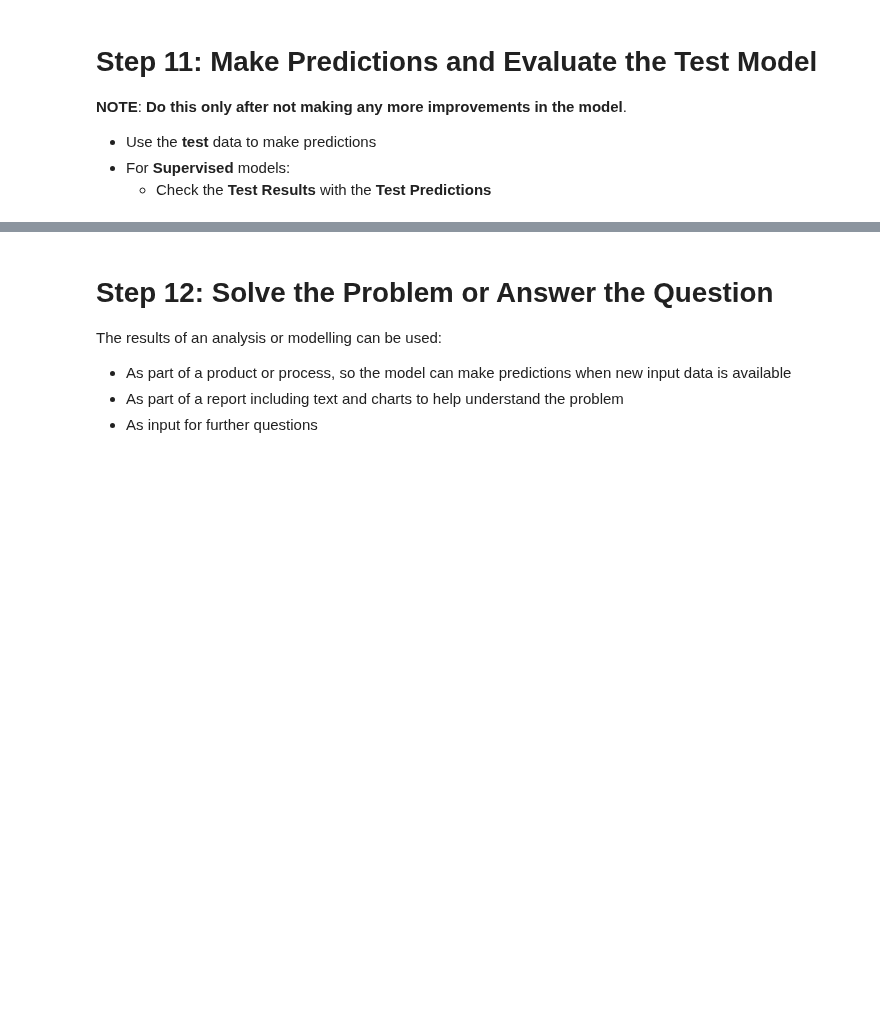
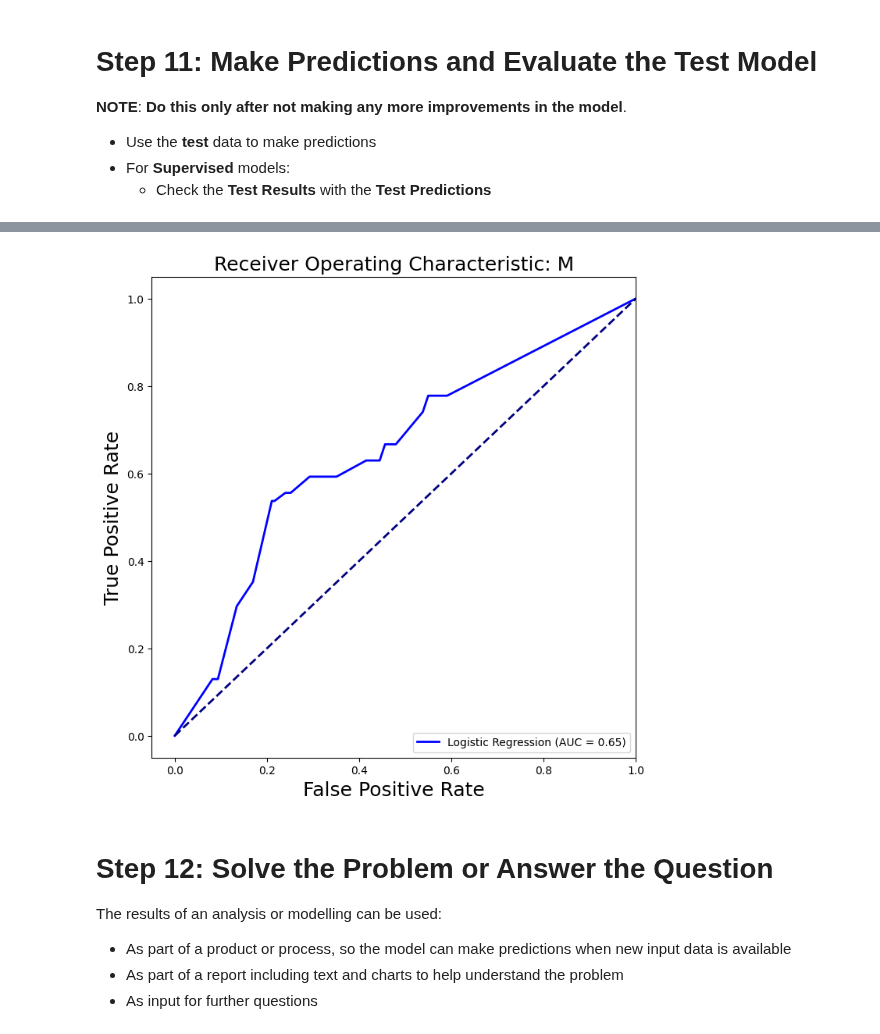
Before and after one commit to LouisMcArdell/IOD-Work, a Jupyter notebook: Labs/Module 7/IOD_Lab-7_1_1 - Decision Trees.ipynb, the cells around one changed output, grey strips where cells are left out. Cells and saved outputs as stored; diff of their text form; code cells hidden in the pictures; blank space fills up the shorter version.

```diff
--- a/Labs/Module 7/IOD_Lab-7_1_1 - Decision Trees.ipynb
+++ b/Labs/Module 7/IOD_Lab-7_1_1 - Decision Trees.ipynb
@@ -191,3 +218,12 @@ whether he/she donated blood in March 2007
 0    570
 1    178
 Name: count, dtype: int64
+# %%
+from sklearn.model_selection import train_test_split
+from imblearn.over_sampling import SMOTE
+
+X_train, X_test, y_train, y_test = train_test_split(X_scaled, y, test_size=0.3, random_state=42, stratify=y)
+
+# Apply SMOTE only on the training data
+sm = SMOTE(random_state=42)
+X_train_res, y_train_res = sm.fit_resample(X_train, y_train)
@@ -217,3 +342,29 @@ Consider the parameters and hyper-parameters of each model at each (re)run and a
+# %%
+from sklearn.metrics import roc_curve, auc
+
+y_scores = best_clf.predict_proba(X_test)[:, 1]
+
+
+# Compute ROC curve and ROC area for each class
+fpr, tpr, _ = roc_curve(y_test, y_scores)
+roc_auc = auc(fpr, tpr)
+
+#plot
+plt.figure(figsize=[8,8])
+
+plt.plot(fpr, tpr, color='blue', lw=2, label='Logistic Regression (AUC = %0.2f)' % roc_auc)
+
+plt.plot([0, 1], [0, 1], color='navy', lw=2, linestyle='--') # Plot the random guess line
+
+plt.xlim([-0.05, 1.0])
+plt.ylim([-0.05, 1.05])
+plt.xlabel('False Positive Rate', fontsize=18)
+plt.ylabel('True Positive Rate', fontsize=18)
+plt.title('Receiver Operating Characteristic: M', fontsize=18)
+plt.legend(loc="lower right")
+plt.show()
+# %% [output]
+[figure, added]
 # %% [markdown]
 # Step 12: Solve the Problem or Answer the Question
 The results of an analysis or modelling can be used:
```
Also changed, not shown: parts of 15 cells of this notebook.
